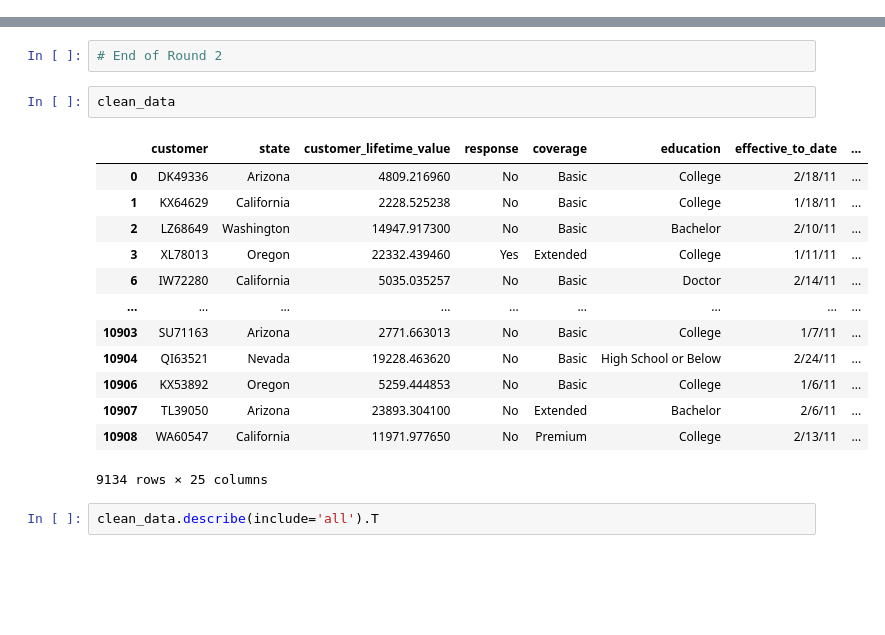
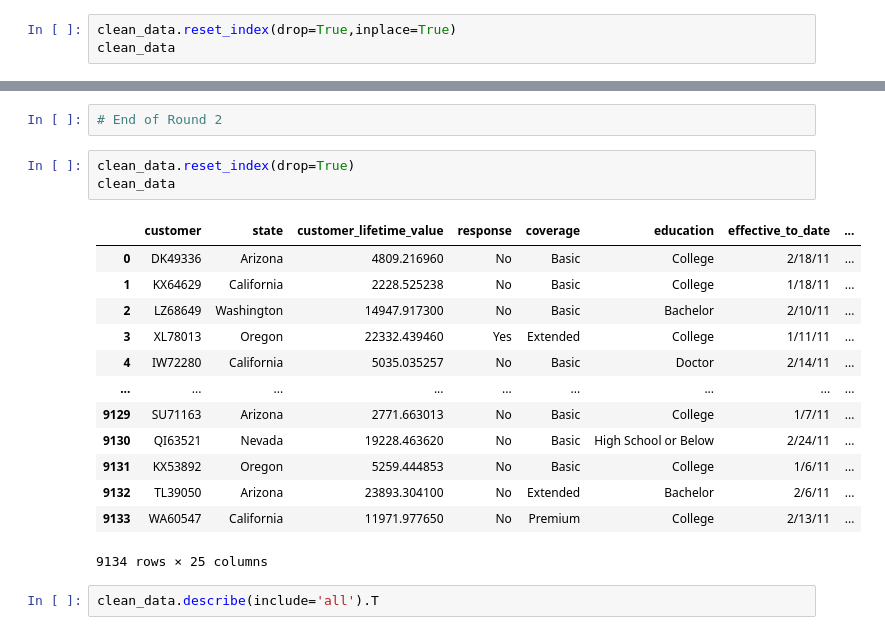
Before and after one commit to matosluana/lab-customer-analysis-round-2, a Jupyter notebook: files_for_lab/csv_files/Lab-customer-analysis-round-2.ipynb, the cells around one changed output, grey strips where cells are left out. Drawn from its saved outputs; the diff is of its cells as text; blank space fills up the shorter version.

```diff
--- a/files_for_lab/csv_files/Lab-customer-analysis-round-2.ipynb
+++ b/files_for_lab/csv_files/Lab-customer-analysis-round-2.ipynb
@@ -130,0 +116,3 @@ clean_data
+# %%
+clean_data.reset_index(drop=True,inplace=True)
+clean_data
@@ -174,20 +176,21 @@ Name: month, dtype: int64
 # %%
 # End of Round 2
 # %%
+clean_data.reset_index(drop=True)
 clean_data
 # %% [output]
 |  | customer | state | customer_lifetime_value | response | coverage | education | effective_to_date | ... |
 | 0 | DK49336 | Arizona | 4809.216960 | No | Basic | College | 2/18/11 | ... |
 | 1 | KX64629 | California | 2228.525238 | No | Basic | College | 1/18/11 | ... |
 | 2 | LZ68649 | Washington | 14947.917300 | No | Basic | Bachelor | 2/10/11 | ... |
 | 3 | XL78013 | Oregon | 22332.439460 | Yes | Extended | College | 1/11/11 | ... |
-| 6 | IW72280 | California | 5035.035257 | No | Basic | Doctor | 2/14/11 | ... |
+| 4 | IW72280 | California | 5035.035257 | No | Basic | Doctor | 2/14/11 | ... |
 | ... | ... | ... | ... | ... | ... | ... | ... | ... |
-| 10903 | SU71163 | Arizona | 2771.663013 | No | Basic | College | 1/7/11 | ... |
-| 10904 | QI63521 | Nevada | 19228.463620 | No | Basic | High School or Below | 2/24/11 | ... |
-| 10906 | KX53892 | Oregon | 5259.444853 | No | Basic | College | 1/6/11 | ... |
-| 10907 | TL39050 | Arizona | 23893.304100 | No | Extended | Bachelor | 2/6/11 | ... |
-| 10908 | WA60547 | California | 11971.977650 | No | Premium | College | 2/13/11 | ... |
+| 9129 | SU71163 | Arizona | 2771.663013 | No | Basic | College | 1/7/11 | ... |
+| 9130 | QI63521 | Nevada | 19228.463620 | No | Basic | High School or Below | 2/24/11 | ... |
+| 9131 | KX53892 | Oregon | 5259.444853 | No | Basic | College | 1/6/11 | ... |
+| 9132 | TL39050 | Arizona | 23893.304100 | No | Extended | Bachelor | 2/6/11 | ... |
+| 9133 | WA60547 | California | 11971.977650 | No | Premium | College | 2/13/11 | ... |
 9134 rows × 25 columns
 # %%
 clean_data.describe(include='all').T
```
Also changed, not shown: parts of 39 cells of this notebook.
